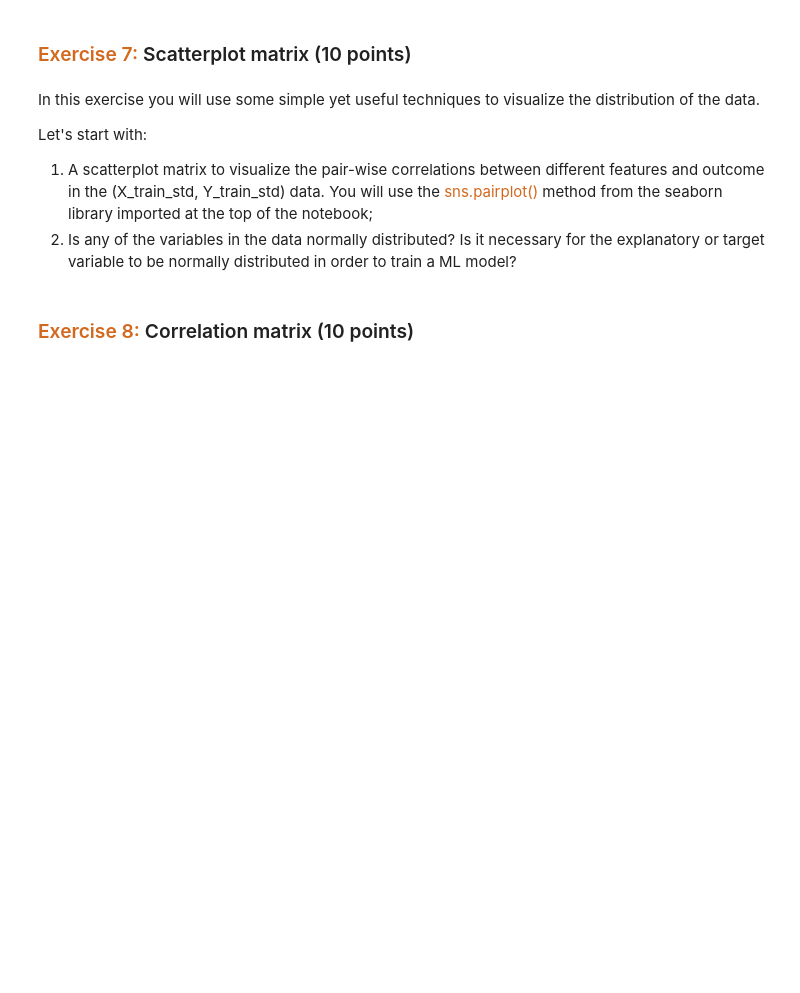
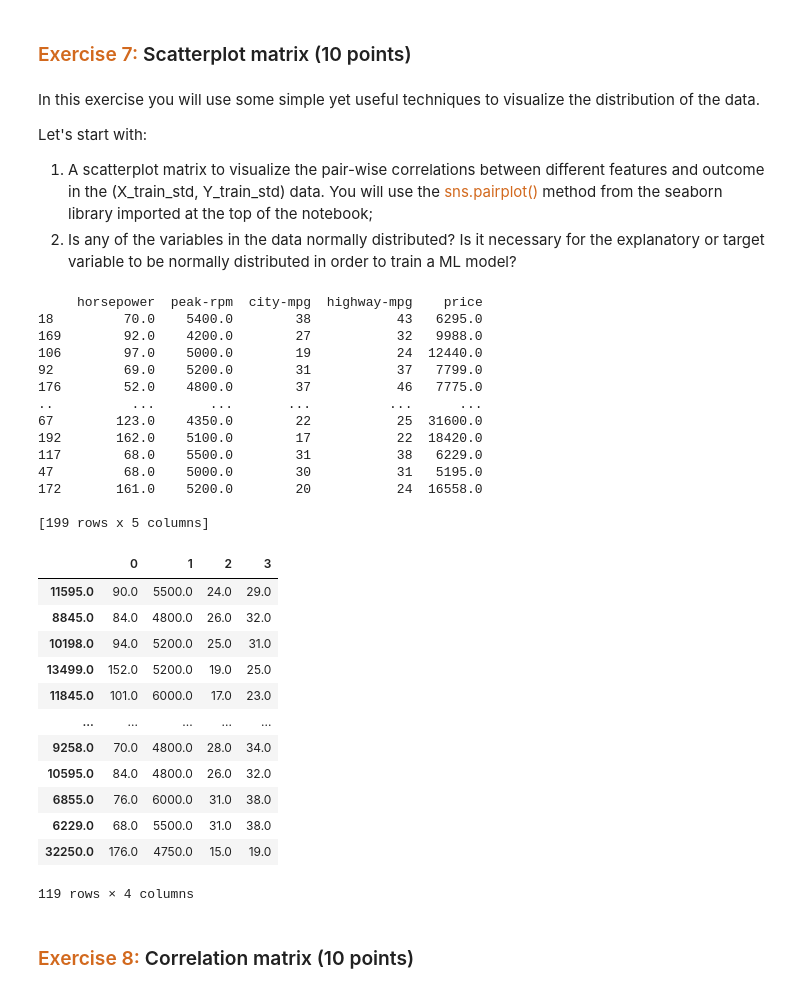
Before and after one commit to dabingougou/207, a Jupyter notebook: module_3/03 Linear Regression with Tensorflow.ipynb, the cells around one changed output. Drawn from its saved outputs; the diff is of its cells as text; code cells hidden in the pictures; blank space fills up the shorter version.

```diff
--- a/module_3/03 Linear Regression with Tensorflow.ipynb
+++ b/module_3/03 Linear Regression with Tensorflow.ipynb
@@ -86,0 +151,13 @@ np.random.seed(0)
+# %%
+np.random.seed(0)
+# YOUR CODE HERE
+
+# Assumption: I assume that by list, we are not limited to python list. A numpy list will do too.
+indices = np.arange(car_data.shape[0])
+indices.shape
+shuffled_indices = np.random.permutation(indices)
+type(shuffled_indices)
+
+print(car_data.head(10))
+car_data = car_data.reindex(shuffled_indices)
+print(car_data.head(5))
@@ -95,0 +189,9 @@ Create two dataframes as follows:
+# %%
+# YOUR CODE HERE
+
+Y = car_data.price.values
+feature_cols = [col for col in cols_to_keep if col != 'price']
+feature_cols
+X = car_data[feature_cols].values
+print("Y shape:", Y.shape)
+print("X shape:", X.shape)
@@ -105,0 +209,13 @@ Note: The validation set is crucial for evaluating different hyperparameter conf
+# %%
+# YOUR CODE HERE
+X_train_val, X_test, Y_train_val, Y_test = train_test_split(X, Y, test_size=0.2)
+X_train, X_val, Y_train, Y_val = train_test_split(X_train_val, Y_train_val, test_size=0.25)
+print("X_train shape:", X_train.shape)
+print("X_val shape:", X_val.shape)
+print("X_test shape", X_test.shape)
+
+print(50*"*")
+
+print("Y_train shape:", Y_train.shape)
+print("Y_val", Y_val.shape)
+print("Y_test", Y_test.shape)
@@ -134,3 +278,36 @@ Let's start with:
+# %%
+# YOUR CODE HERE
+#sns.pairplot(pd.DataFrame(X_train, Y_train), diag_kind='hist')
+print(car_data)
+pd.DataFrame(X_train, Y_train)
+# %% [output]
+     horsepower  peak-rpm  city-mpg  highway-mpg    price
+18         70.0    5400.0        38           43   6295.0
+169        92.0    4200.0        27           32   9988.0
+106        97.0    5000.0        19           24  12440.0
+92         69.0    5200.0        31           37   7799.0
+176        52.0    4800.0        37           46   7775.0
+..          ...       ...       ...          ...      ...
+67        123.0    4350.0        22           25  31600.0
+192       162.0    5100.0        17           22  18420.0
+117        68.0    5500.0        31           38   6229.0
+47         68.0    5000.0        30           31   5195.0
+172       161.0    5200.0        20           24  16558.0
+
+[199 rows x 5 columns]
+|  | 0 | 1 | 2 | 3 |
+| 11595.0 | 90.0 | 5500.0 | 24.0 | 29.0 |
+| 8845.0 | 84.0 | 4800.0 | 26.0 | 32.0 |
+| 10198.0 | 94.0 | 5200.0 | 25.0 | 31.0 |
+| 13499.0 | 152.0 | 5200.0 | 19.0 | 25.0 |
+| 11845.0 | 101.0 | 6000.0 | 17.0 | 23.0 |
+| ... | ... | ... | ... | ... |
+| 9258.0 | 70.0 | 4800.0 | 28.0 | 34.0 |
+| 10595.0 | 84.0 | 4800.0 | 26.0 | 32.0 |
+| 6855.0 | 76.0 | 6000.0 | 31.0 | 38.0 |
+| 6229.0 | 68.0 | 5500.0 | 31.0 | 38.0 |
+| 32250.0 | 176.0 | 4750.0 | 15.0 | 19.0 |
+119 rows × 4 columns
 # %% [markdown]
 ### <span style="color:chocolate">Exercise 8:</span> Correlation matrix (10 points)
 # %% [markdown]
```
Also changed, not shown: parts of 14 cells of this notebook, 2 other files.
